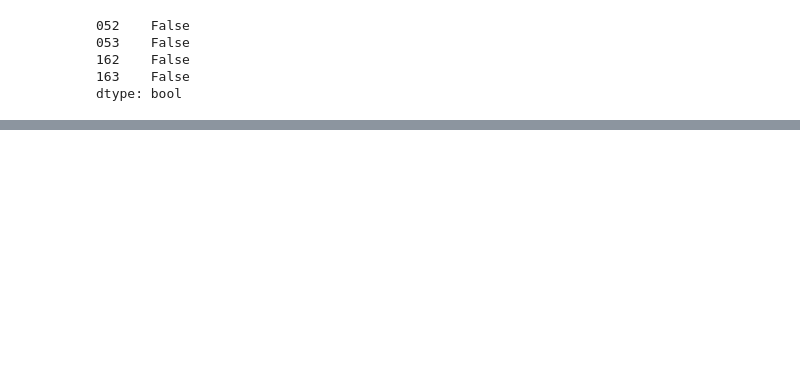
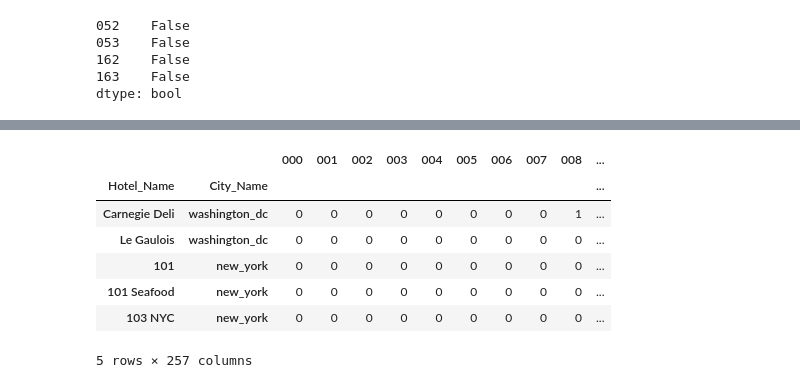
Before and after one commit to SiddharthPant/greyatom_Jupyter_notes, a Jupyter notebook: 23092017/Hotels.ipynb, the cells around one changed output, grey strips where cells are left out. Drawn from its saved outputs; the diff is of its cells as text; code cells hidden in the pictures; blank space fills up the shorter version.

```diff
--- a/23092017/Hotels.ipynb
+++ b/23092017/Hotels.ipynb
@@ -242 +249,12 @@ hotel_hot_encode.groupby(['City_Name', 'Hotel_Name']).sum().loc['atlanta'].sort_
 10 rows × 257 columns
+# %%
+df.head()
+# %% [output]
+|  |  | 000 | 001 | 002 | 003 | 004 | 005 | 006 | 007 | 008 | ... |
+| Hotel_Name | City_Name |  |  |  |  |  |  |  |  |  | ... |
+| Carnegie Deli | washington_dc | 0 | 0 | 0 | 0 | 0 | 0 | 0 | 0 | 1 | ... |
+| Le Gaulois | washington_dc | 0 | 0 | 0 | 0 | 0 | 0 | 0 | 0 | 0 | ... |
+| 101 | new_york | 0 | 0 | 0 | 0 | 0 | 0 | 0 | 0 | 0 | ... |
+| 101 Seafood | new_york | 0 | 0 | 0 | 0 | 0 | 0 | 0 | 0 | 0 | ... |
+| 103 NYC | new_york | 0 | 0 | 0 | 0 | 0 | 0 | 0 | 0 | 0 | ... |
+5 rows × 257 columns
```
Also changed, not shown: parts of 10 cells of this notebook, 17 other files.
